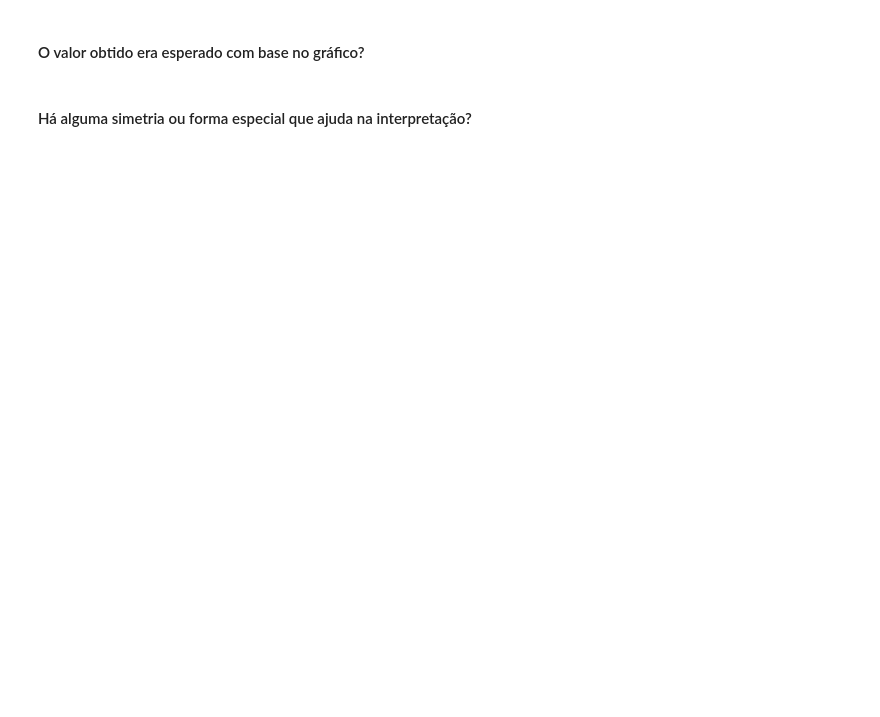
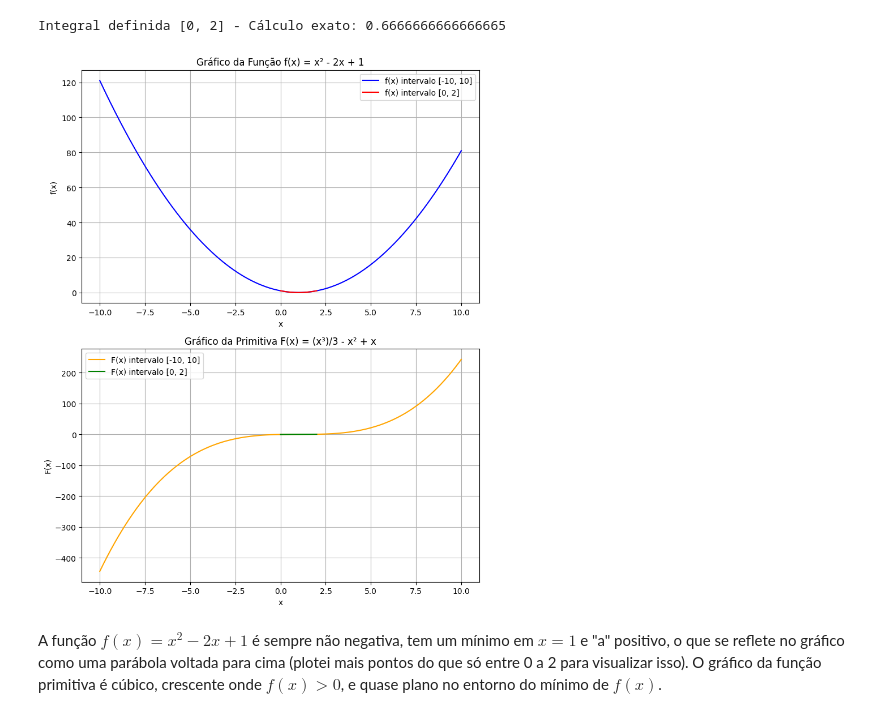
Before and after one commit to gabireisch/av7, a Jupyter notebook: av7.ipynb, the cells around one changed output. Drawn from its saved outputs; the diff is of its cells as text; code cells hidden in the pictures; blank space fills up the shorter version.

```diff
--- a/av7.ipynb
+++ b/av7.ipynb
@@ -47,4 +7,49 @@ print(h*s)
-# %% [markdown]
-#### O valor obtido era esperado com base no gráfico?
-# %% [markdown]
-#### Há alguma simetria ou forma especial que ajuda na interpretação?
+# %%
+import numpy as np
+import matplotlib.pyplot as plt
+
+def funcao(x):
+    return (x**2 - 2*x + 1)
+
+def primitiva(x):
+    return (x**3)/3 - x**2 + x
+
+# Intervalos
+x = np.linspace(-10, 10, 500)
+x_definido = np.linspace(0, 2, 200)
+
+#Integral definida exata pela primitiva
+a = 0.0
+b = 2.0
+integral_exata = primitiva(b) - primitiva(a)
+print(f"Integral definida [0, 2] - Cálculo exato: {integral_exata}")
+
+
+# Gráficos com subplots
+fig, axs = plt.subplots(2, 1, figsize=(8, 10))
+
+# f(x)
+axs[0].plot(x, funcao(x), label='f(x) intervalo [-10, 10]', color='blue')
+axs[0].plot(x_definido, funcao(x_definido), label='f(x) intervalo [0, 2]', color='red')
+axs[0].set_title('Gráfico da Função f(x) = x² - 2x + 1')
+axs[0].set_xlabel('x')
+axs[0].set_ylabel('f(x)')
+axs[0].grid()
+axs[0].legend()
+
+# F(x)
+axs[1].plot(x, primitiva(x), label='F(x) intervalo [-10, 10]', color='orange')
+axs[1].plot(x_definido, primitiva(x_definido), label='F(x) intervalo [0, 2]', color='green')
+axs[1].set_title('Gráfico da Primitiva F(x) = (x³)/3 - x² + x')
+axs[1].set_xlabel('x')
+axs[1].set_ylabel('F(x)')
+axs[1].grid()
+axs[1].legend()
+
+plt.tight_layout()
+plt.show()
+# %% [output]
+Integral definida [0, 2] - Cálculo exato: 0.6666666666666665
+[figure, added]
+# %% [markdown]
+A função $f(x) = x^2 -2x + 1$ é sempre não negativa, tem um mínimo em $x = 1$ e "a" positivo, o que se reflete no gráfico como uma parábola voltada para cima (plotei mais pontos do que só entre 0 a 2 para visualizar isso). O gráfico da função primitiva é cúbico, crescente onde $f(x) > 0$, e quase plano no entorno do mínimo de $f(x)$.
```
Also changed, not shown: parts of 46 cells of this notebook, 2 other files.
